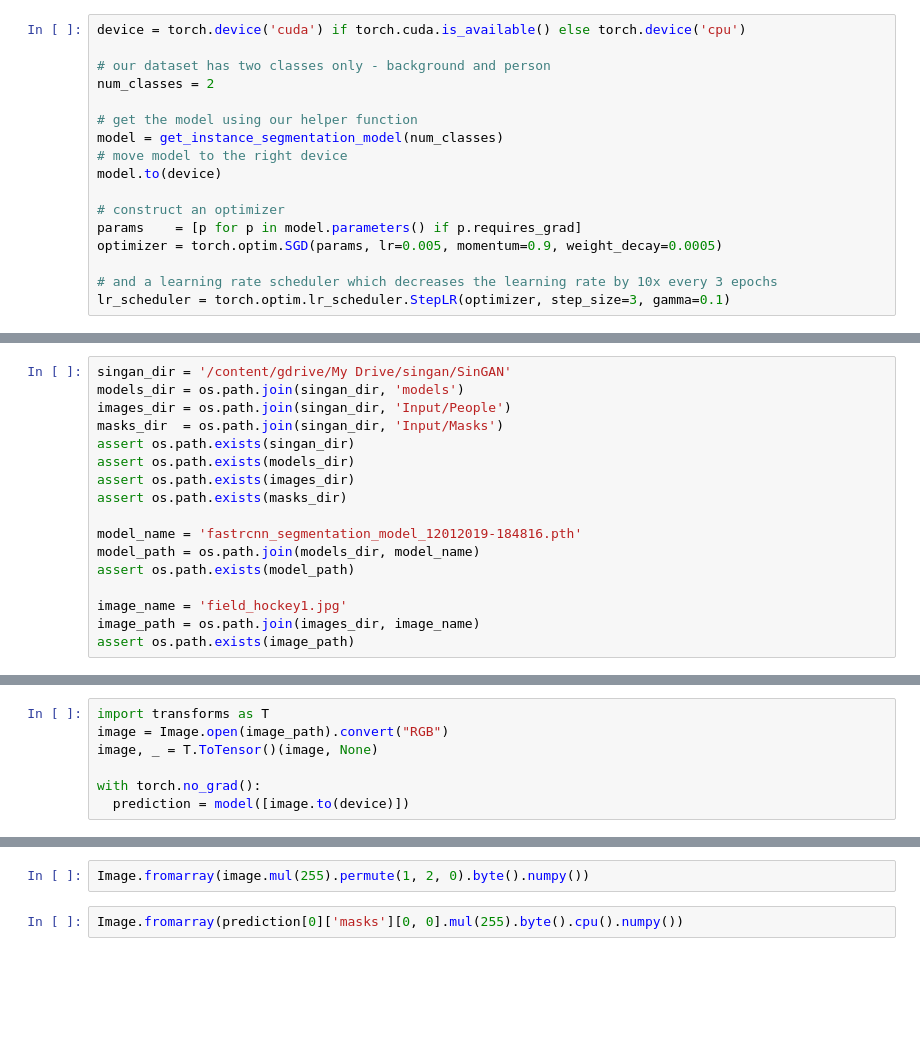
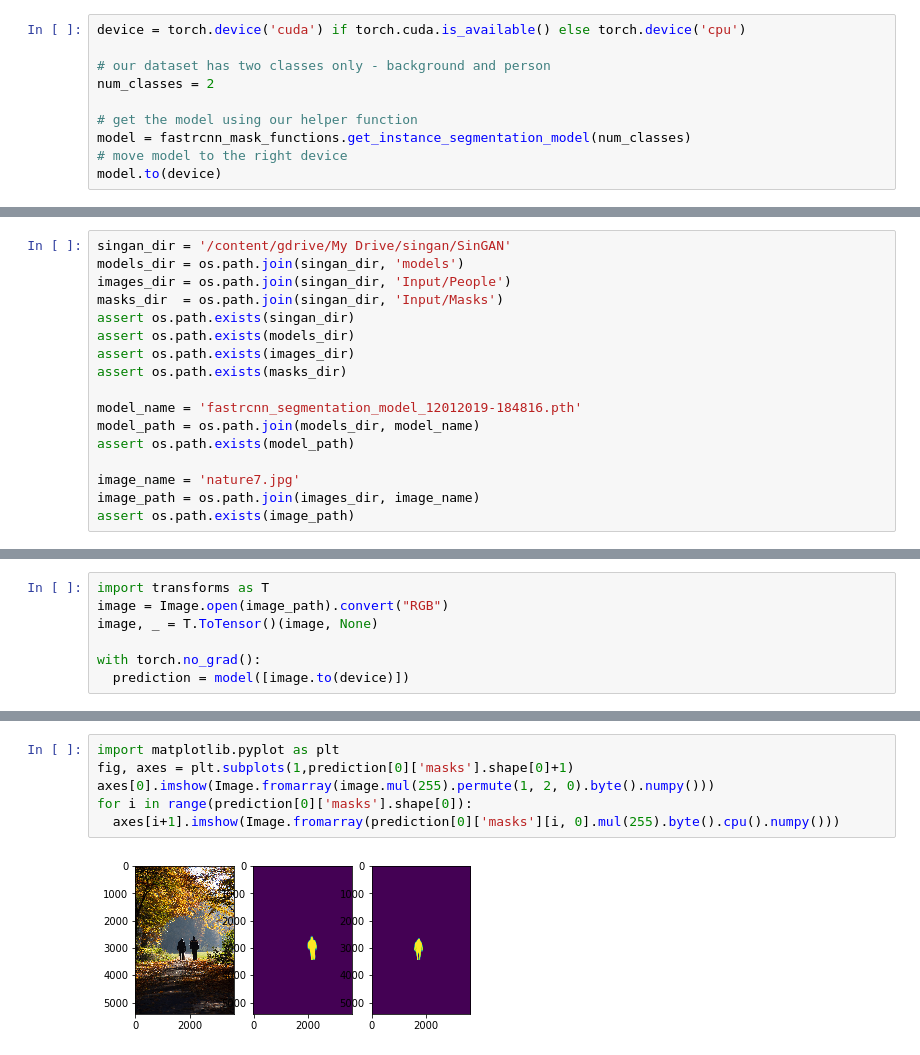
Before and after one commit to manorzvi/SinGAN_Object_Completion, a Jupyter notebook: create_mask_fastrcnn.ipynb, the cells around one changed output, grey strips where cells are left out. Saved outputs shown, nothing was run; the diff lists cells and outputs as text; blank space fills up the shorter version.

```diff
--- a/create_mask_fastrcnn.ipynb
+++ b/create_mask_fastrcnn.ipynb
@@ -54,14 +96,7 @@ device = torch.device('cuda') if torch.cuda.is_available() else torch.device('cp
 num_classes = 2
 
 # get the model using our helper function
-model = get_instance_segmentation_model(num_classes)
+model = fastrcnn_mask_functions.get_instance_segmentation_model(num_classes)
 # move model to the right device
 model.to(device)
-
-# construct an optimizer
-params    = [p for p in model.parameters() if p.requires_grad]
-optimizer = torch.optim.SGD(params, lr=0.005, momentum=0.9, weight_decay=0.0005)
-
-# and a learning rate scheduler which decreases the learning rate by 10x every 3 epochs
-lr_scheduler = torch.optim.lr_scheduler.StepLR(optimizer, step_size=3, gamma=0.1)
 # %% [output]
@@ -80,7 +131,7 @@ model_name = 'fastrcnn_segmentation_model_12012019-184816.pth'
 model_path = os.path.join(models_dir, model_name)
 assert os.path.exists(model_path)
 
-image_name = 'field_hockey1.jpg'
+image_name = 'nature7.jpg'
 image_path = os.path.join(images_dir, image_name)
 assert os.path.exists(image_path)
 # %%
@@ -99,7 +189,11 @@ prediction
-# %%
-Image.fromarray(image.mul(255).permute(1, 2, 0).byte().numpy())
-# %%
-Image.fromarray(prediction[0]['masks'][0, 0].mul(255).byte().cpu().numpy())
+# %%
+import matplotlib.pyplot as plt
+fig, axes = plt.subplots(1,prediction[0]['masks'].shape[0]+1)
+axes[0].imshow(Image.fromarray(image.mul(255).permute(1, 2, 0).byte().numpy()))
+for i in range(prediction[0]['masks'].shape[0]):
+  axes[i+1].imshow(Image.fromarray(prediction[0]['masks'][i, 0].mul(255).byte().cpu().numpy()))
+# %% [output]
+[figure, added]
 # %%
 bin_treshold = 0.01
 ones  = torch.ones_like(prediction[0]['masks'])
```
Also changed, not shown: parts of 23 cells of this notebook, 7 other files.
